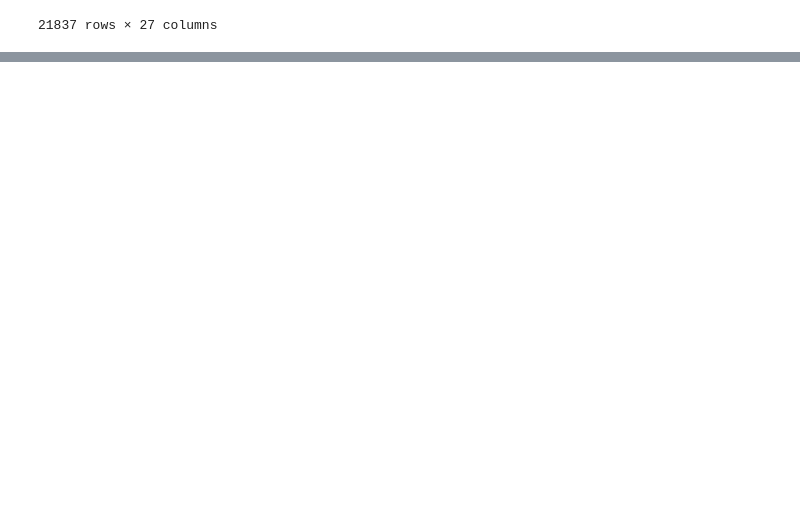
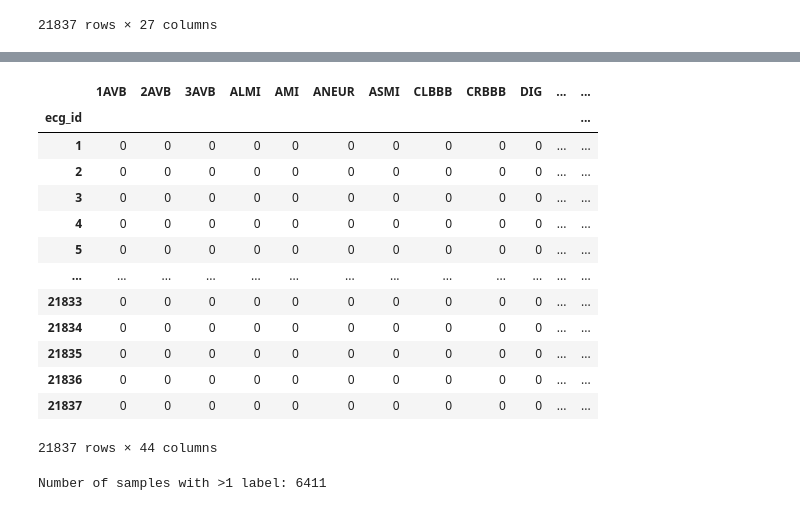
Before and after one commit to HenrikLogJacobsen/DL_UNICT, a Jupyter notebook: PTB_XL.ipynb, the cells around one changed output, grey strips where cells are left out. Saved outputs shown, nothing was run; the diff lists cells and outputs as text; code cells hidden in the pictures; blank space fills up the shorter version.

```diff
--- a/PTB_XL.ipynb
+++ b/PTB_XL.ipynb
@@ -62,0 +160,41 @@ ECG
+# %%
+#Data Load for the targets
+
+all_labels = sorted(SCP.index)
+
+Z = np.zeros((len(ECG_df), len(all_labels)), dtype=int)
+
+for i, (idx, row) in enumerate(ECG_df.iterrows()):
+    for label in row.scp_codes.keys():
+        if label in all_labels:
+            Z[i, all_labels.index(label)] = 1
+Z_df = pd.DataFrame(Z, index=ECG_df.index, columns=all_labels)
+Z_df
+# %% [output]
+|  | 1AVB | 2AVB | 3AVB | ALMI | AMI | ANEUR | ASMI | CLBBB | CRBBB | DIG | ... | ... |
+| ecg_id |  |  |  |  |  |  |  |  |  |  |  | ... |
+| 1 | 0 | 0 | 0 | 0 | 0 | 0 | 0 | 0 | 0 | 0 | ... | ... |
+| 2 | 0 | 0 | 0 | 0 | 0 | 0 | 0 | 0 | 0 | 0 | ... | ... |
+| 3 | 0 | 0 | 0 | 0 | 0 | 0 | 0 | 0 | 0 | 0 | ... | ... |
+| 4 | 0 | 0 | 0 | 0 | 0 | 0 | 0 | 0 | 0 | 0 | ... | ... |
+| 5 | 0 | 0 | 0 | 0 | 0 | 0 | 0 | 0 | 0 | 0 | ... | ... |
+| ... | ... | ... | ... | ... | ... | ... | ... | ... | ... | ... | ... | ... |
+| 21833 | 0 | 0 | 0 | 0 | 0 | 0 | 0 | 0 | 0 | 0 | ... | ... |
+| 21834 | 0 | 0 | 0 | 0 | 0 | 0 | 0 | 0 | 0 | 0 | ... | ... |
+| 21835 | 0 | 0 | 0 | 0 | 0 | 0 | 0 | 0 | 0 | 0 | ... | ... |
+| 21836 | 0 | 0 | 0 | 0 | 0 | 0 | 0 | 0 | 0 | 0 | ... | ... |
+| 21837 | 0 | 0 | 0 | 0 | 0 | 0 | 0 | 0 | 0 | 0 | ... | ... |
+21837 rows × 44 columns
+# %%
+#Debugging for multilabel targets
+
+
+label_counts = Z.sum(axis=1)
+
+
+multi_label_indices = np.where(label_counts > 1)[0]
+
+
+print(f"Number of samples with >1 label: {len(multi_label_indices)}")
+# %% [output]
+Number of samples with >1 label: 6411
```
Also changed, not shown: parts of 12 cells of this notebook.
